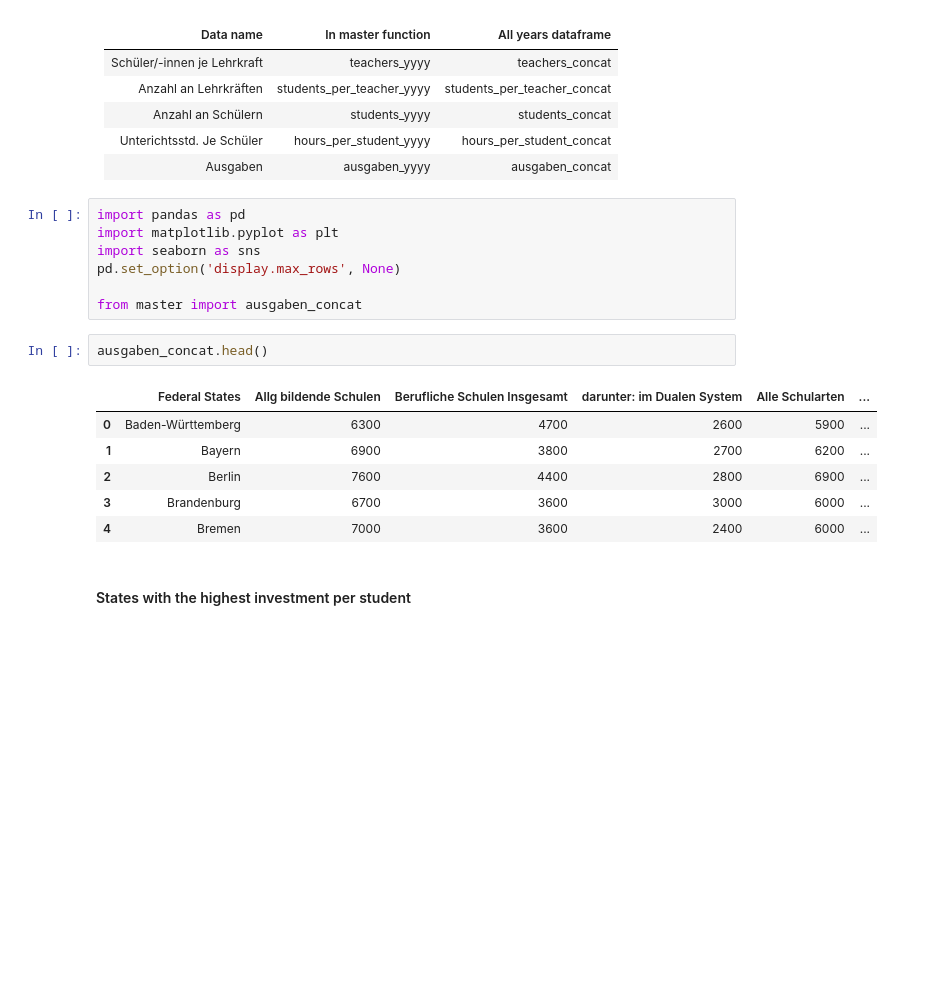
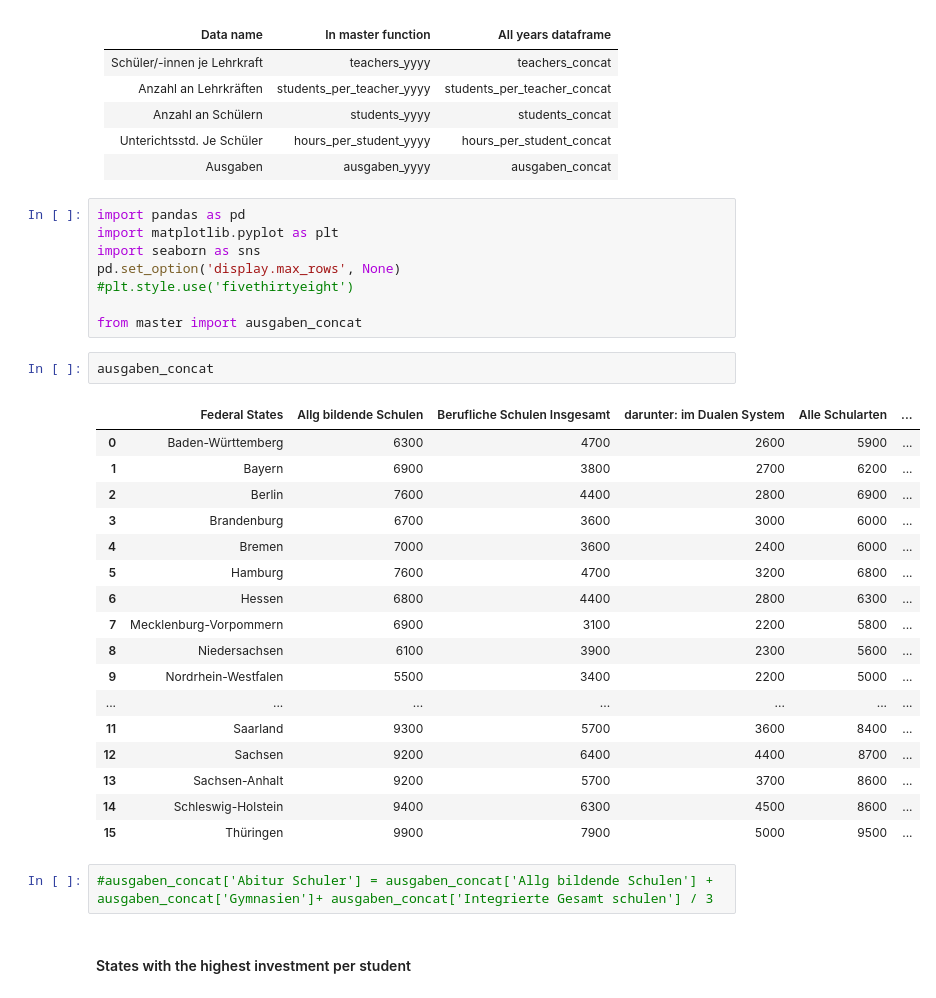
Before and after one commit to Stargazer-ger/capstone_project_hh_23_1, a Jupyter notebook: ausgaben_kk.ipynb, the cells around one changed output. Cells and saved outputs as stored; diff of their text form; blank space fills up the shorter version.

```diff
--- a/ausgaben_kk.ipynb
+++ b/ausgaben_kk.ipynb
@@ -11,17 +11,31 @@ import pandas as pd
 import matplotlib.pyplot as plt
 import seaborn as sns
 pd.set_option('display.max_rows', None)
+#plt.style.use('fivethirtyeight')
 
 from master import ausgaben_concat
 # %%
-ausgaben_concat.head()
+ausgaben_concat
 # %% [output]
 |  | Federal States | Allg bildende Schulen | Berufliche Schulen Insgesamt | darunter: im Dualen System | Alle Schularten | ... |
 | 0 | Baden-Württemberg | 6300 | 4700 | 2600 | 5900 | ... |
 | 1 | Bayern | 6900 | 3800 | 2700 | 6200 | ... |
 | 2 | Berlin | 7600 | 4400 | 2800 | 6900 | ... |
 | 3 | Brandenburg | 6700 | 3600 | 3000 | 6000 | ... |
 | 4 | Bremen | 7000 | 3600 | 2400 | 6000 | ... |
+| 5 | Hamburg | 7600 | 4700 | 3200 | 6800 | ... |
+| 6 | Hessen | 6800 | 4400 | 2800 | 6300 | ... |
+| 7 | Mecklenburg-Vorpommern | 6900 | 3100 | 2200 | 5800 | ... |
+| 8 | Niedersachsen | 6100 | 3900 | 2300 | 5600 | ... |
+| 9 | Nordrhein-Westfalen | 5500 | 3400 | 2200 | 5000 | ... |
+| ... | ... | ... | ... | ... | ... | ... |
+| 11 | Saarland | 9300 | 5700 | 3600 | 8400 | ... |
+| 12 | Sachsen | 9200 | 6400 | 4400 | 8700 | ... |
+| 13 | Sachsen-Anhalt | 9200 | 5700 | 3700 | 8600 | ... |
+| 14 | Schleswig-Holstein | 9400 | 6300 | 4500 | 8600 | ... |
+| 15 | Thüringen | 9900 | 7900 | 5000 | 9500 | ... |
+# %%
+#ausgaben_concat['Abitur Schuler'] = ausgaben_concat['Allg bildende Schulen'] + ausgaben_concat['Gymnasien']+ ausgaben_concat['Integrierte Gesamt schulen'] / 3
 # %% [markdown]
 #### States with the highest investment per student
 # %%
```
Also changed, not shown: parts of 11 cells of this notebook, 9 other files.
